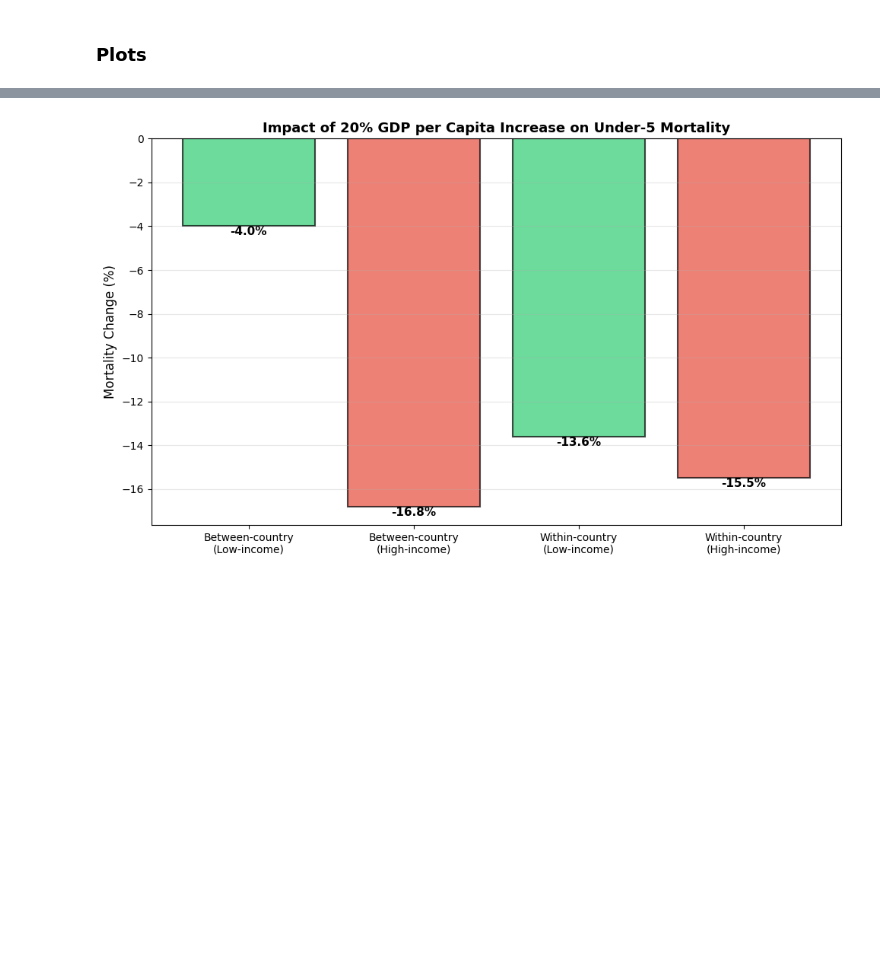
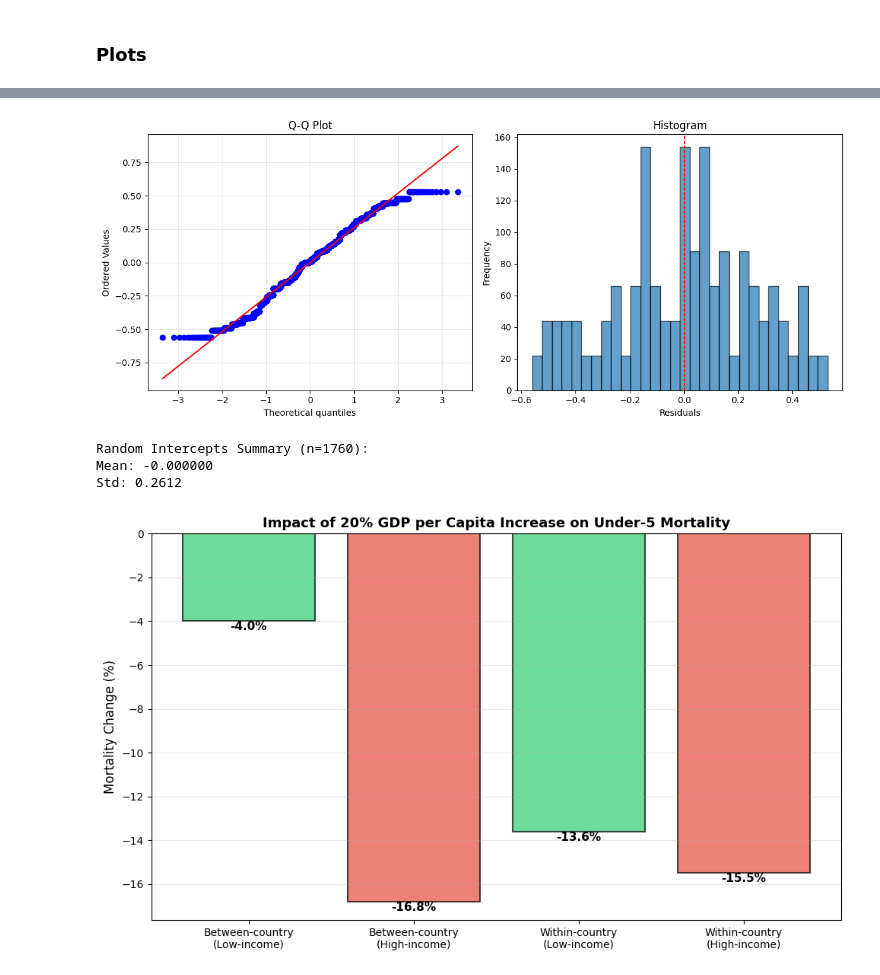
Before and after one commit to s-hreya-riram/sustainable-development-goals-modeling, a Jupyter notebook: jupyter_notebook/modeling.ipynb, the cells around one changed output, grey strips where cells are left out. Drawn from its saved outputs; the diff is of its cells as text; code cells hidden in the pictures; blank space fills up the shorter version.

```diff
--- a/jupyter_notebook/modeling.ipynb
+++ b/jupyter_notebook/modeling.ipynb
@@ -417,3 +449,33 @@ High-income: mortality change = -0.78, percent change = -15.5%
+# %%
+# Between country effects
+# Extract entity effects
+entity_effects_array = mundlak_results.estimated_effects.values.flatten()
+
+fig, axes = plt.subplots(1, 2, figsize=(12, 5))
+
+# Q-Q plot
+stats.probplot(entity_effects_array, dist="norm", plot=axes[0])
+axes[0].set_title(f'Q-Q Plot')
+axes[0].grid(True, alpha=0.3)
+
+# Histogram
+axes[1].hist(entity_effects_array, bins=30, edgecolor='black', alpha=0.7)
+axes[1].set_title('Histogram')
+axes[1].set_xlabel('Residuals')
+axes[1].set_ylabel('Frequency')
+axes[1].axvline(0, color='red', linestyle='--', linewidth=1)
+
+plt.tight_layout()
+plt.show()
+
+print(f"\nRandom Intercepts Summary (n={len(entity_effects_array)}):")
+print(f"Mean: {entity_effects_array.mean():.6f}")
+print(f"Std: {entity_effects_array.std():.4f}")
+# %% [output]
+[figure, added]
+Random Intercepts Summary (n=1760):
+Mean: -0.000000
+Std: 0.2612
 # %%
 fig, ax = plt.subplots(figsize=(10, 6))
 
```
Also changed, not shown: parts of 5 cells of this notebook.
